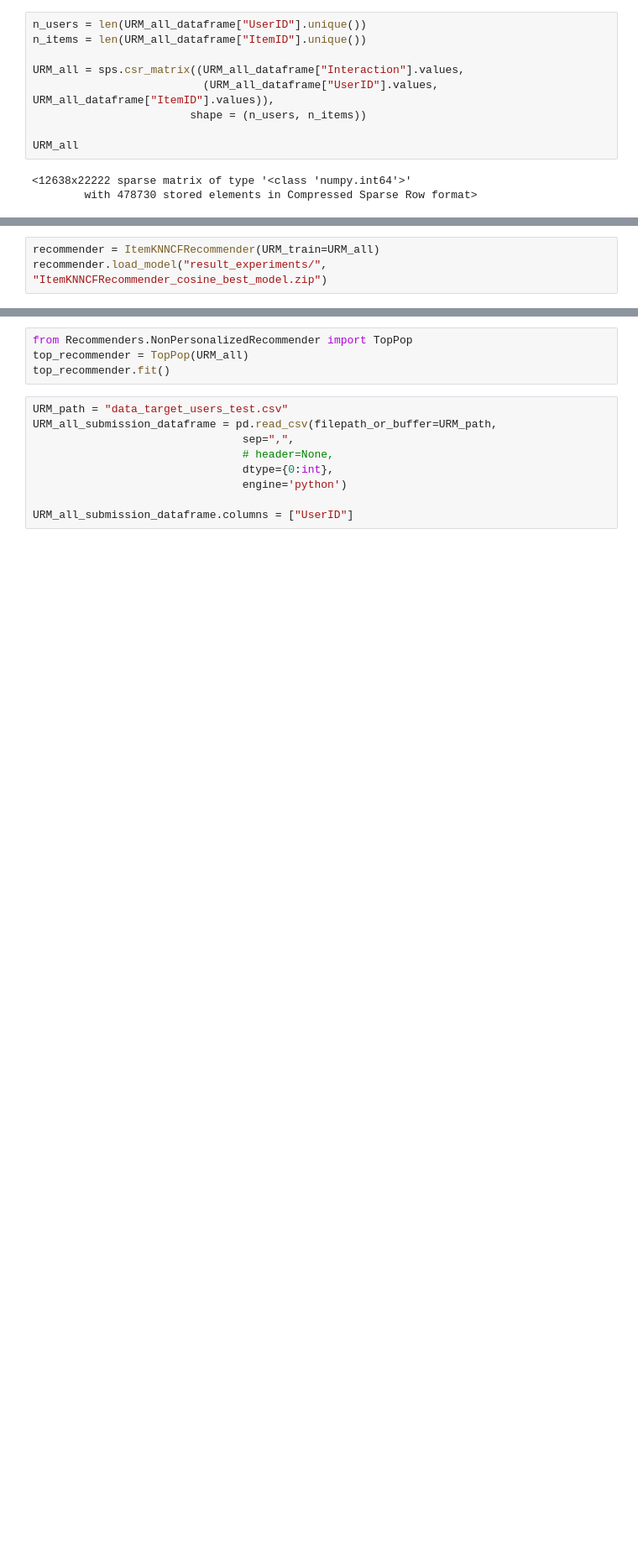
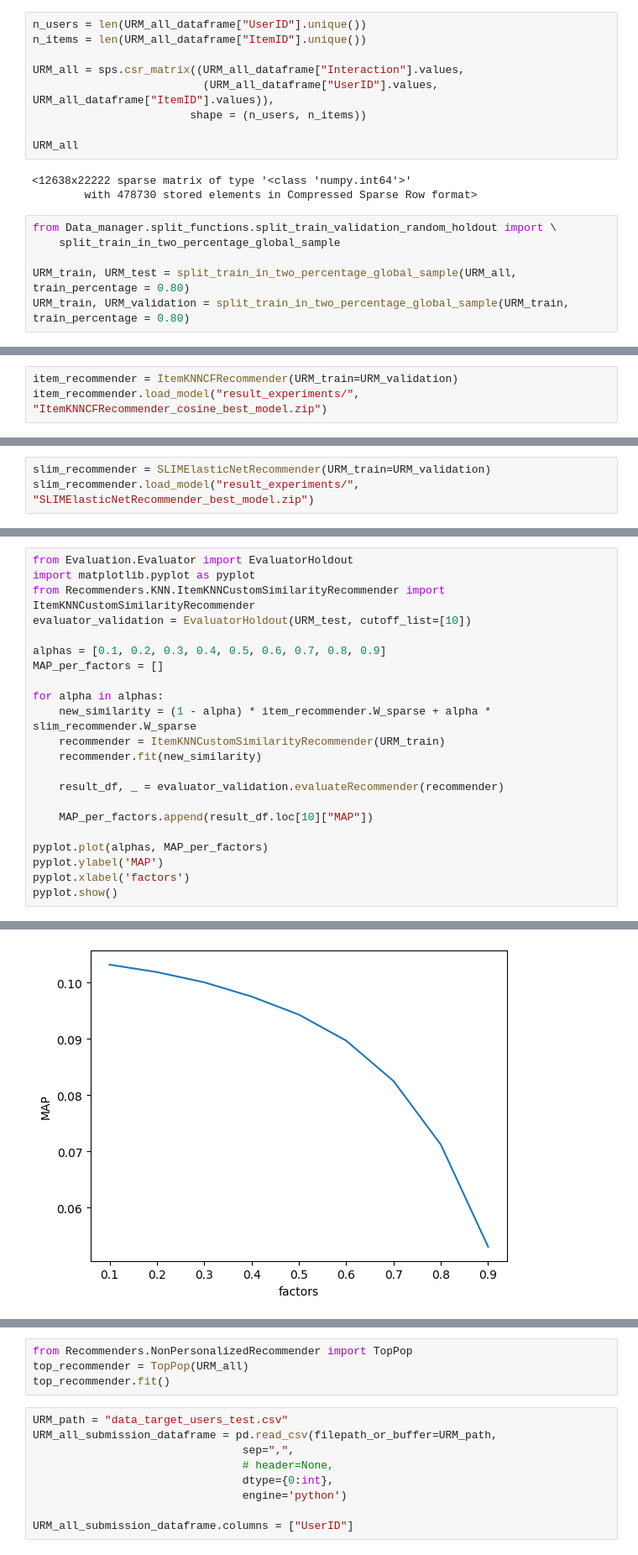
Before and after one commit to AlessandroVacca/RecSys-2023-polimi, a Jupyter notebook: test.ipynb, the cells around one changed output, grey strips where cells are left out. Shown: that part at 84% size. Drawn from its saved outputs; the diff is of its cells as text; blank space fills up the shorter version.

```diff
--- a/test.ipynb
+++ b/test.ipynb
@@ -33,3 +34,9 @@ URM_all
 # %% [output]
 <12638x22222 sparse matrix of type '<class 'numpy.int64'>'
         with 478730 stored elements in Compressed Sparse Row format>
+# %%
+from Data_manager.split_functions.split_train_validation_random_holdout import \
+    split_train_in_two_percentage_global_sample
+
+URM_train, URM_test = split_train_in_two_percentage_global_sample(URM_all, train_percentage = 0.80)
+URM_train, URM_validation = split_train_in_two_percentage_global_sample(URM_train, train_percentage = 0.80)
@@ -36,4 +48,4 @@ URM_all
 # %%
-recommender = ItemKNNCFRecommender(URM_train=URM_all)
-recommender.load_model("result_experiments/", "ItemKNNCFRecommender_cosine_best_model.zip")
+item_recommender = ItemKNNCFRecommender(URM_train=URM_validation)
+item_recommender.load_model("result_experiments/", "ItemKNNCFRecommender_cosine_best_model.zip")
 # %% [output]
@@ -40,2 +54,5 @@ recommender.load_model("result_experiments/", "ItemKNNCFRecommender_cosine_best_
 ItemKNNCFRecommender: Loading model from file 'result_experiments/ItemKNNCFRecommender_cosine_best_model.zip'
 ItemKNNCFRecommender: Loading complete
+# %%
+slim_recommender = SLIMElasticNetRecommender(URM_train=URM_validation)
+slim_recommender.load_model("result_experiments/", "SLIMElasticNetRecommender_best_model.zip")
@@ -41,0 +74,23 @@ ItemKNNCFRecommender: Loading complete
+# %%
+from Evaluation.Evaluator import EvaluatorHoldout
+import matplotlib.pyplot as pyplot
+from Recommenders.KNN.ItemKNNCustomSimilarityRecommender import ItemKNNCustomSimilarityRecommender
+evaluator_validation = EvaluatorHoldout(URM_test, cutoff_list=[10])
+
+alphas = [0.1, 0.2, 0.3, 0.4, 0.5, 0.6, 0.7, 0.8, 0.9]
+MAP_per_factors = []
+
+for alpha in alphas:
+    new_similarity = (1 - alpha) * item_recommender.W_sparse + alpha * slim_recommender.W_sparse
+    recommender = ItemKNNCustomSimilarityRecommender(URM_train)
+    recommender.fit(new_similarity)
+
+    result_df, _ = evaluator_validation.evaluateRecommender(recommender)
+
+    MAP_per_factors.append(result_df.loc[10]["MAP"])
+
+pyplot.plot(alphas, MAP_per_factors)
+pyplot.ylabel('MAP')
+pyplot.xlabel('factors')
+pyplot.show()
+# %% [output]
@@ -41,0 +114 @@ ItemKNNCFRecommender: Loading complete
+[figure, added]
```
Also changed, not shown: parts of 9 cells of this notebook, 7 other files.
